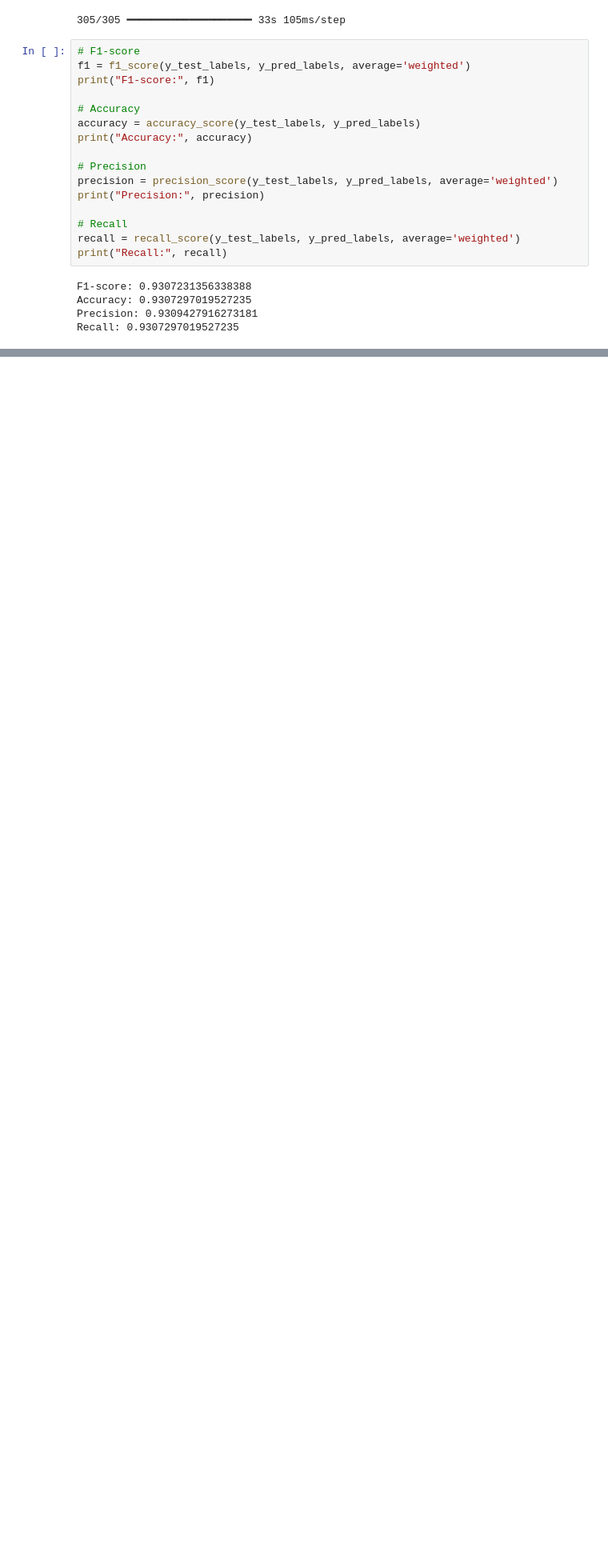
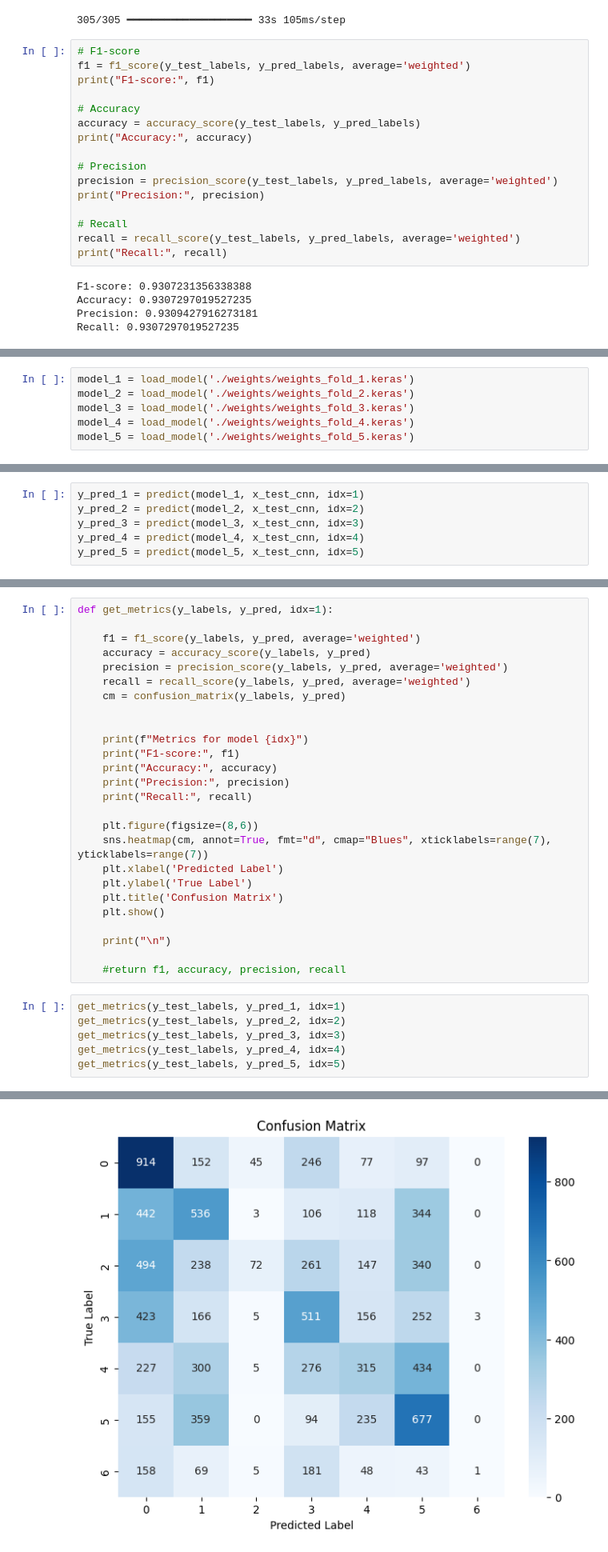
Before and after one commit to nayeli-guzman/emotion-recognition-in-speech, a Jupyter notebook: classification-cnn.ipynb, the cells around one changed output, grey strips where cells are left out. Shown: that part at 80% size. Cells and saved outputs as stored; diff of their text form; blank space fills up the shorter version.

```diff
--- a/classification-cnn.ipynb
+++ b/classification-cnn.ipynb
@@ -265,0 +394,6 @@ plt.show()
+# %%
+model_1 = load_model('./weights/weights_fold_1.keras')
+model_2 = load_model('./weights/weights_fold_2.keras')
+model_3 = load_model('./weights/weights_fold_3.keras')
+model_4 = load_model('./weights/weights_fold_4.keras')
+model_5 = load_model('./weights/weights_fold_5.keras')
@@ -265,0 +409,6 @@ plt.show()
+# %%
+y_pred_1 = predict(model_1, x_test_cnn, idx=1)
+y_pred_2 = predict(model_2, x_test_cnn, idx=2)
+y_pred_3 = predict(model_3, x_test_cnn, idx=3)
+y_pred_4 = predict(model_4, x_test_cnn, idx=4)
+y_pred_5 = predict(model_5, x_test_cnn, idx=5)
@@ -265,0 +426,33 @@ plt.show()
+# %%
+def get_metrics(y_labels, y_pred, idx=1):
+
+    f1 = f1_score(y_labels, y_pred, average='weighted')
+    accuracy = accuracy_score(y_labels, y_pred)
+    precision = precision_score(y_labels, y_pred, average='weighted')
+    recall = recall_score(y_labels, y_pred, average='weighted')
+    cm = confusion_matrix(y_labels, y_pred)
+
+
+    print(f"Metrics for model {idx}")
+    print("F1-score:", f1)
+    print("Accuracy:", accuracy)
+    print("Precision:", precision)
+    print("Recall:", recall)
+
+    plt.figure(figsize=(8,6))
+    sns.heatmap(cm, annot=True, fmt="d", cmap="Blues", xticklabels=range(7), yticklabels=range(7))
+    plt.xlabel('Predicted Label')
+    plt.ylabel('True Label')
+    plt.title('Confusion Matrix')
+    plt.show()
+
+    print("\n")
+
+    #return f1, accuracy, precision, recall
+# %%
+get_metrics(y_test_labels, y_pred_1, idx=1)
+get_metrics(y_test_labels, y_pred_2, idx=2)
+get_metrics(y_test_labels, y_pred_3, idx=3)
+get_metrics(y_test_labels, y_pred_4, idx=4)
+get_metrics(y_test_labels, y_pred_5, idx=5)
+# %% [output]
@@ -265,0 +464 @@ plt.show()
+[figure, added]
```
Also changed, not shown: parts of 11 cells of this notebook, 5 other files.
